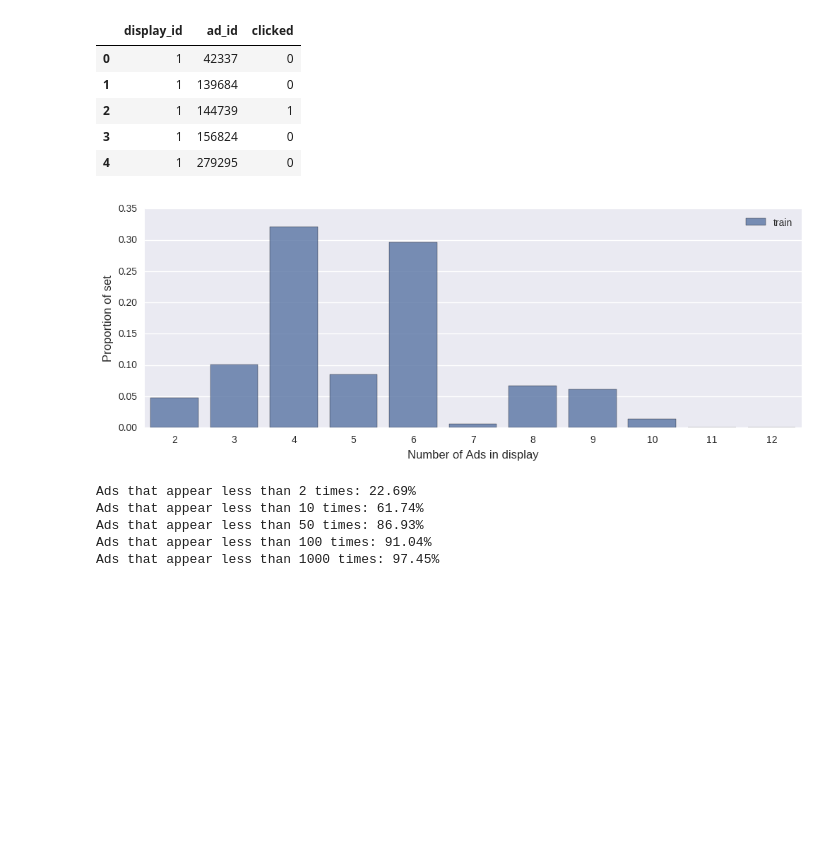
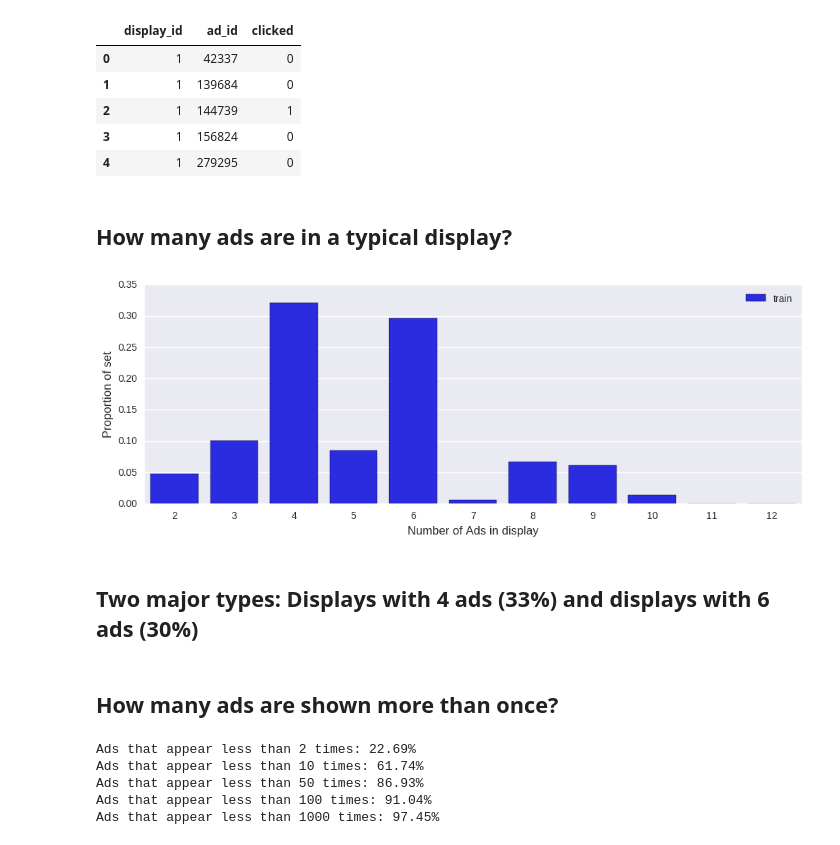
Before and after one commit to jason9263/kaggle_outbrain, a Jupyter notebook: EDA.ipynb, the cells around one changed output. Drawn from its saved outputs; the diff is of its cells as text; code cells hidden in the pictures; blank space fills up the shorter version.

```diff
--- a/EDA.ipynb
+++ b/EDA.ipynb
@@ -19,17 +18,23 @@ df_train.head()
 | 2 | 1 | 144739 | 1 |
 | 3 | 1 | 156824 | 0 |
 | 4 | 1 | 279295 | 0 |
+# %% [markdown]
+## How many ads are in a typical display?
 # %%
 sizes_train = df_train.groupby('display_id')['ad_id'].count().value_counts()
 sizes_train = sizes_train / np.sum(sizes_train)
 
 plt.figure(figsize=(12,4));
-sns.barplot(sizes_train.index, sizes_train.values, alpha=0.8, color=p[0], label='train');
+sns.barplot(sizes_train.index, sizes_train.values, alpha=0.95, color='b', label='train');
 plt.legend();
 plt.xlabel('Number of Ads in display', fontsize=12);
 plt.ylabel('Proportion of set', fontsize=12);
 # %% [output]
-[figure, old version]
+[figure, new version]
+# %% [markdown]
+## Two major types: Displays with 4 ads (33%) and displays with 6 ads (30%)
+# %% [markdown]
+## How many ads are shown more than once?
 # %%
 ad_usage_train = df_train.groupby('ad_id')['ad_id'].count()
 
```
Also changed, not shown: parts of 5 cells of this notebook.
